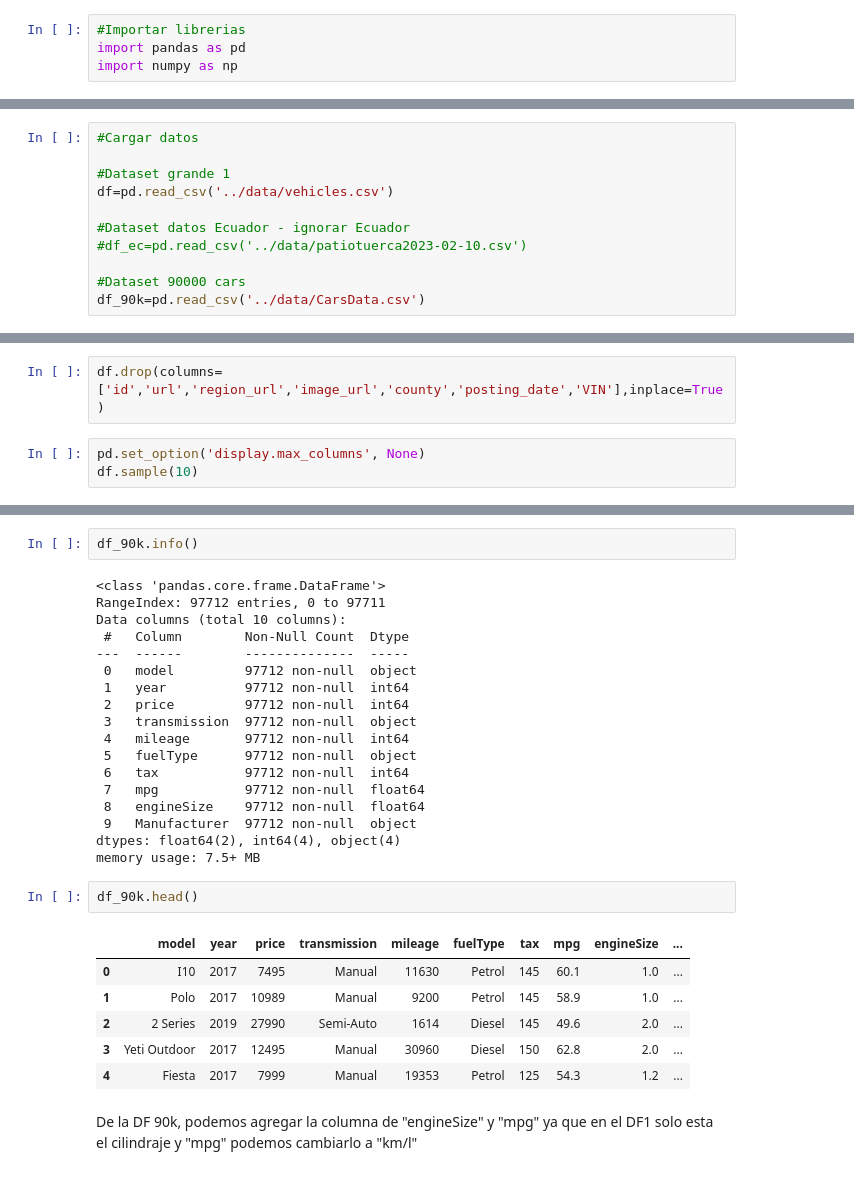
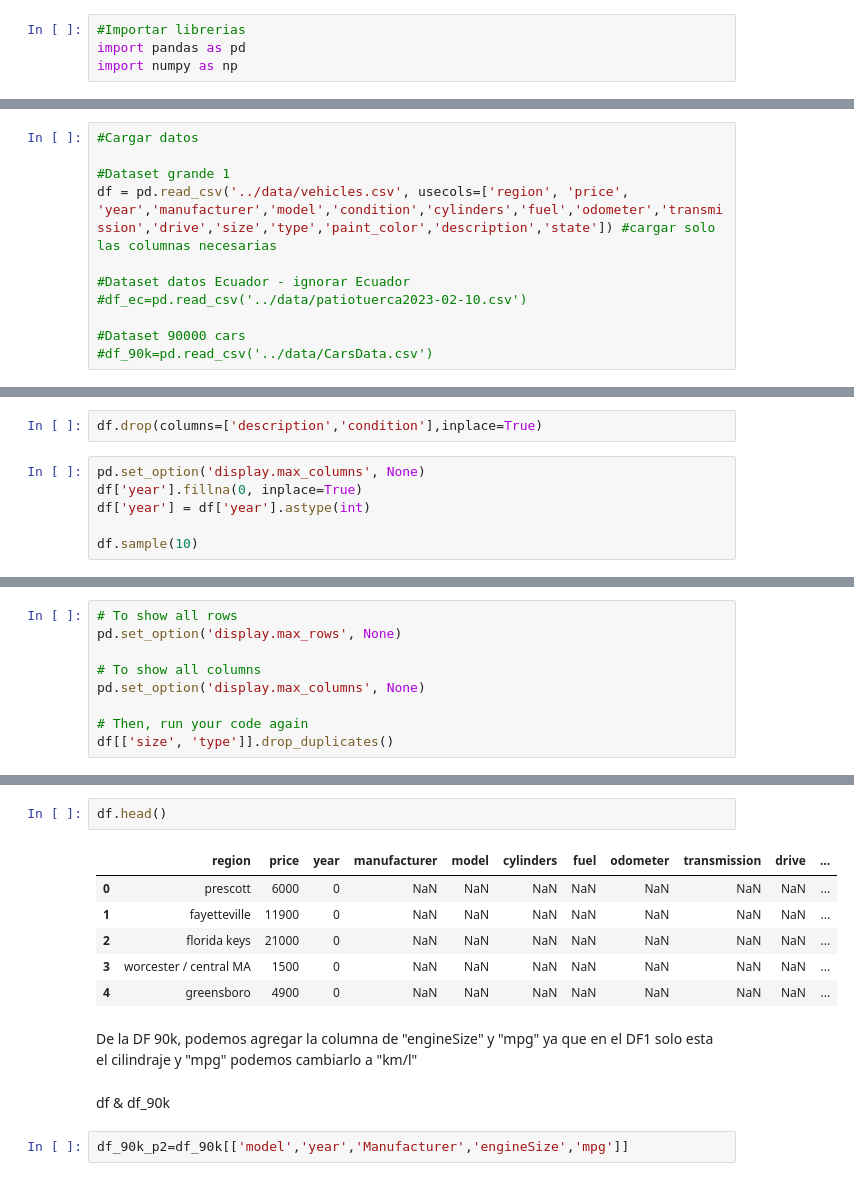
Before and after one commit to jayc888/Prueba_carros_usados_dataset_local, a Jupyter notebook: src/explore.ipynb, the cells around one changed output, grey strips where cells are left out. Saved outputs shown, nothing was run; the diff lists cells and outputs as text.

```diff
--- a/src/explore.ipynb
+++ b/src/explore.ipynb
@@ -8,13 +10,13 @@ import numpy as np
 #Cargar datos
 
 #Dataset grande 1
-df=pd.read_csv('../data/vehicles.csv')
+df = pd.read_csv('../data/vehicles.csv', usecols=['region', 'price', 'year','manufacturer','model','condition','cylinders','fuel','odometer','transmission','drive','size','type','paint_color','description','state']) #cargar solo las columnas necesarias
 
 #Dataset datos Ecuador - ignorar Ecuador
 #df_ec=pd.read_csv('../data/patiotuerca2023-02-10.csv')
 
 #Dataset 90000 cars
-df_90k=pd.read_csv('../data/CarsData.csv')
+#df_90k=pd.read_csv('../data/CarsData.csv')
 # %%
 #Explorar datos Dataset grande 1
 df.info()
@@ -48,6 +50,9 @@ df.head()
 # %%
-df.drop(columns=['id','url','region_url','image_url','county','posting_date','VIN'],inplace=True)
+df.drop(columns=['description','condition'],inplace=True)
 # %%
 pd.set_option('display.max_columns', None)
+df['year'].fillna(0, inplace=True)
+df['year'] = df['year'].astype(int)
+
 df.sample(10)
 # %% [output]
@@ -64,0 +92,9 @@ df.sample(10)
+# %%
+# To show all rows
+pd.set_option('display.max_rows', None)
+
+# To show all columns
+pd.set_option('display.max_columns', None)
+
+# Then, run your code again
+df[['size', 'type']].drop_duplicates()
@@ -85,31 +164,15 @@ memory usage: 61.9+ MB
-# %%
-df_90k.info()
-# %% [output]
-<class 'pandas.core.frame.DataFrame'>
-RangeIndex: 97712 entries, 0 to 97711
-Data columns (total 10 columns):
- #   Column        Non-Null Count  Dtype
----  ------        --------------  -----
- 0   model         97712 non-null  object
- 1   year          97712 non-null  int64
- 2   price         97712 non-null  int64
- 3   transmission  97712 non-null  object
- 4   mileage       97712 non-null  int64
- 5   fuelType      97712 non-null  object
- 6   tax           97712 non-null  int64
- 7   mpg           97712 non-null  float64
- 8   engineSize    97712 non-null  float64
- 9   Manufacturer  97712 non-null  object
-dtypes: float64(2), int64(4), object(4)
-memory usage: 7.5+ MB
 # %%
-df_90k.head()
+df.head()
 # %% [output]
-|  | model | year | price | transmission | mileage | fuelType | tax | mpg | engineSize | ... |
-| 0 | I10 | 2017 | 7495 | Manual | 11630 | Petrol | 145 | 60.1 | 1.0 | ... |
-| 1 | Polo | 2017 | 10989 | Manual | 9200 | Petrol | 145 | 58.9 | 1.0 | ... |
-| 2 | 2 Series | 2019 | 27990 | Semi-Auto | 1614 | Diesel | 145 | 49.6 | 2.0 | ... |
-| 3 | Yeti Outdoor | 2017 | 12495 | Manual | 30960 | Diesel | 150 | 62.8 | 2.0 | ... |
-| 4 | Fiesta | 2017 | 7999 | Manual | 19353 | Petrol | 125 | 54.3 | 1.2 | ... |
+|  | region | price | year | manufacturer | model | cylinders | fuel | odometer | transmission | drive | ... |
+| 0 | prescott | 6000 | 0 | NaN | NaN | NaN | NaN | NaN | NaN | NaN | ... |
+| 1 | fayetteville | 11900 | 0 | NaN | NaN | NaN | NaN | NaN | NaN | NaN | ... |
+| 2 | florida keys | 21000 | 0 | NaN | NaN | NaN | NaN | NaN | NaN | NaN | ... |
+| 3 | worcester / central MA | 1500 | 0 | NaN | NaN | NaN | NaN | NaN | NaN | NaN | ... |
+| 4 | greensboro | 4900 | 0 | NaN | NaN | NaN | NaN | NaN | NaN | NaN | ... |
 # %% [markdown]
 De la DF 90k, podemos agregar la columna de "engineSize" y "mpg" ya que en el DF1 solo esta el cilindraje y "mpg" podemos cambiarlo a "km/l"
+# %% [markdown]
+df & df_90k
+# %%
+df_90k_p2=df_90k[['model','year','Manufacturer','engineSize','mpg']]
```
Also changed, not shown: parts of 20 cells of this notebook.
